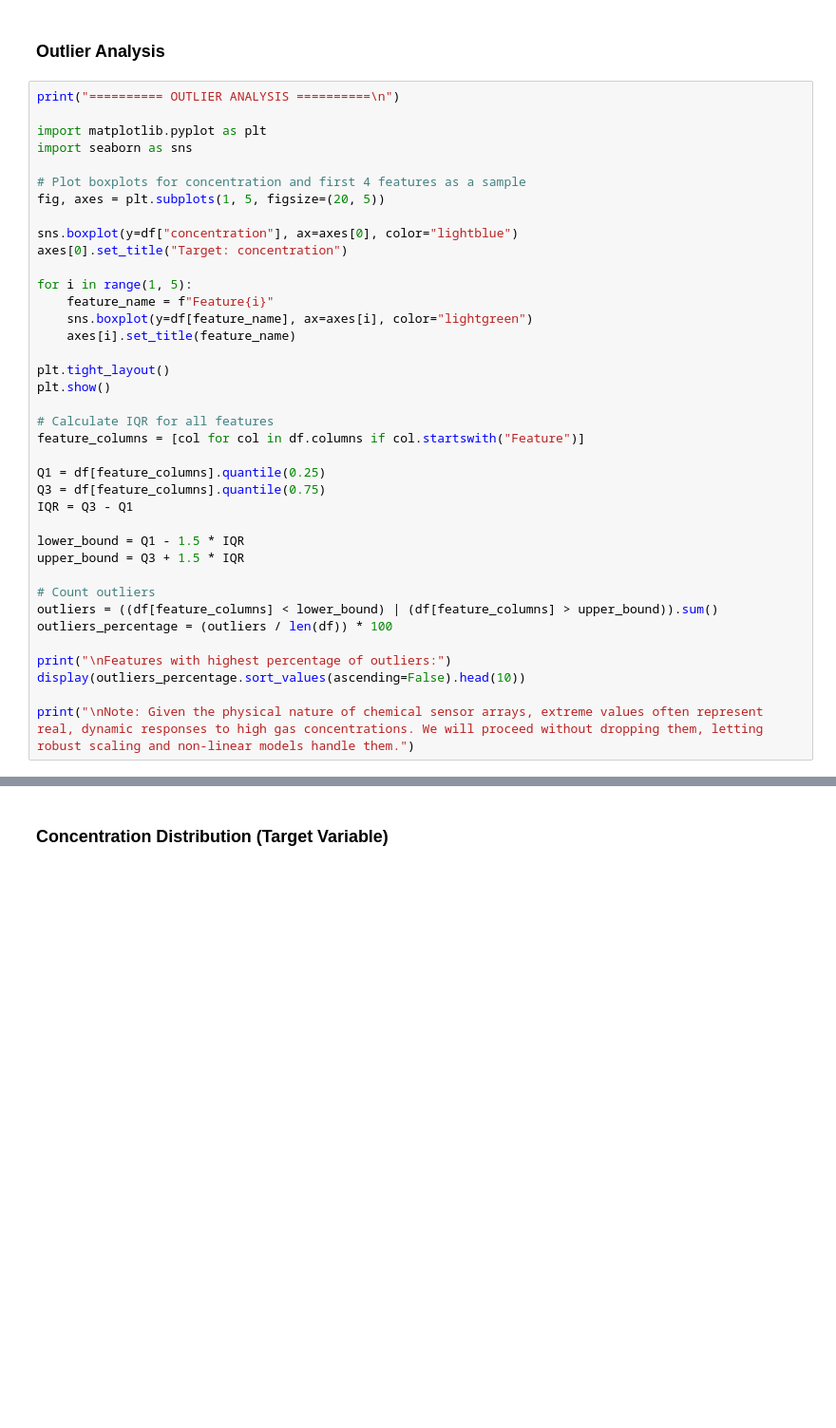
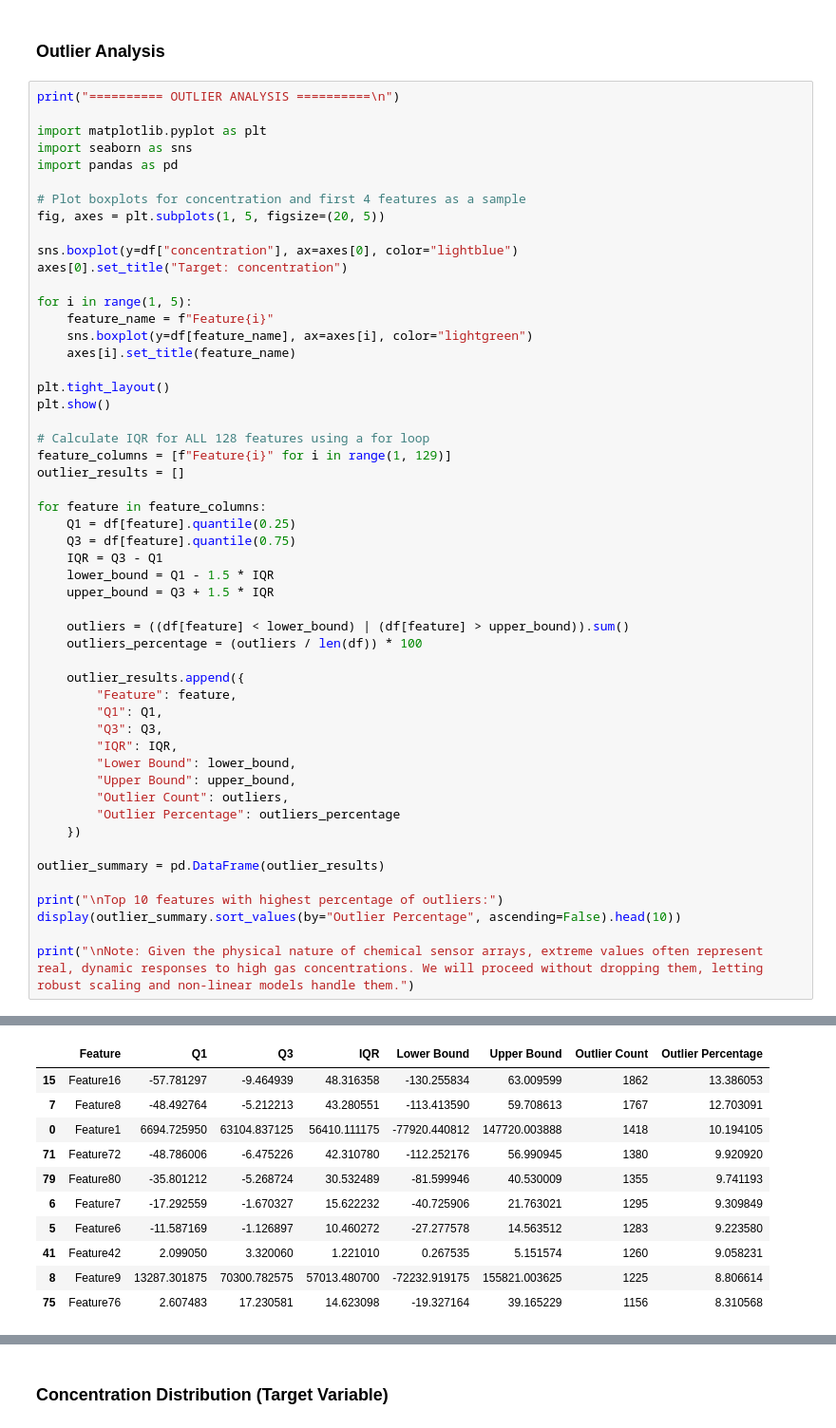
Before and after one commit to Viswesh-G/AutoML-_-Project, a Jupyter notebook: gas_sensor_ml_capstone/notebooks/regression.ipynb, the cells around one changed output, grey strips where cells are left out. Shown at 95% size. Drawn from its saved outputs; the diff is of its cells as text; blank space fills up the shorter version.

```diff
--- a/gas_sensor_ml_capstone/notebooks/regression.ipynb
+++ b/gas_sensor_ml_capstone/notebooks/regression.ipynb
@@ -182,6 +188,7 @@ print("========== OUTLIER ANALYSIS ==========\n")
 
 import matplotlib.pyplot as plt
 import seaborn as sns
+import pandas as pd
 
 # Plot boxplots for concentration and first 4 features as a sample
 fig, axes = plt.subplots(1, 5, figsize=(20, 5))
@@ -197,22 +204,35 @@ for i in range(1, 5):
 plt.tight_layout()
 plt.show()
 
-# Calculate IQR for all features
-feature_columns = [col for col in df.columns if col.startswith("Feature")]
+# Calculate IQR for ALL 128 features using a for loop
+feature_columns = [f"Feature{i}" for i in range(1, 129)]
+outlier_results = []
 
-Q1 = df[feature_columns].quantile(0.25)
-Q3 = df[feature_columns].quantile(0.75)
-IQR = Q3 - Q1
+for feature in feature_columns:
+    Q1 = df[feature].quantile(0.25)
+    Q3 = df[feature].quantile(0.75)
+    IQR = Q3 - Q1
+    lower_bound = Q1 - 1.5 * IQR
+    upper_bound = Q3 + 1.5 * IQR
 
-lower_bound = Q1 - 1.5 * IQR
-upper_bound = Q3 + 1.5 * IQR
+    outliers = ((df[feature] < lower_bound) | (df[feature] > upper_bound)).sum()
+    outliers_percentage = (outliers / len(df)) * 100
 
-# Count outliers
-outliers = ((df[feature_columns] < lower_bound) | (df[feature_columns] > upper_bound)).sum()
-outliers_percentage = (outliers / len(df)) * 100
+    outlier_results.append({
+        "Feature": feature,
+        "Q1": Q1,
+        "Q3": Q3,
+        "IQR": IQR,
+        "Lower Bound": lower_bound,
+        "Upper Bound": upper_bound,
+        "Outlier Count": outliers,
+        "Outlier Percentage": outliers_percentage
+    })
 
-print("\nFeatures with highest percentage of outliers:")
-display(outliers_percentage.sort_values(ascending=False).head(10))
+outlier_summary = pd.DataFrame(outlier_results)
+
+print("\nTop 10 features with highest percentage of outliers:")
+display(outlier_summary.sort_values(by="Outlier Percentage", ascending=False).head(10))
 
 print("\nNote: Given the physical nature of chemical sensor arrays, extreme values often represent real, dynamic responses to high gas concentrations. We will proceed without dropping them, letting robust scaling and non-linear models handle them.")
 # %% [output]
@@ -221,0 +242,11 @@ Features with highest percentage of outliers:
+|  | Feature | Q1 | Q3 | IQR | Lower Bound | Upper Bound | Outlier Count | Outlier Percentage |
+| 15 | Feature16 | -57.781297 | -9.464939 | 48.316358 | -130.255834 | 63.009599 | 1862 | 13.386053 |
+| 7 | Feature8 | -48.492764 | -5.212213 | 43.280551 | -113.413590 | 59.708613 | 1767 | 12.703091 |
+| 0 | Feature1 | 6694.725950 | 63104.837125 | 56410.111175 | -77920.440812 | 147720.003888 | 1418 | 10.194105 |
+| 71 | Feature72 | -48.786006 | -6.475226 | 42.310780 | -112.252176 | 56.990945 | 1380 | 9.920920 |
+| 79 | Feature80 | -35.801212 | -5.268724 | 30.532489 | -81.599946 | 40.530009 | 1355 | 9.741193 |
+| 6 | Feature7 | -17.292559 | -1.670327 | 15.622232 | -40.725906 | 21.763021 | 1295 | 9.309849 |
+| 5 | Feature6 | -11.587169 | -1.126897 | 10.460272 | -27.277578 | 14.563512 | 1283 | 9.223580 |
+| 41 | Feature42 | 2.099050 | 3.320060 | 1.221010 | 0.267535 | 5.151574 | 1260 | 9.058231 |
+| 8 | Feature9 | 13287.301875 | 70300.782575 | 57013.480700 | -72232.919175 | 155821.003625 | 1225 | 8.806614 |
+| 75 | Feature76 | 2.607483 | 17.230581 | 14.623098 | -19.327164 | 39.165229 | 1156 | 8.310568 |
```
Also changed, not shown: parts of 10 cells of this notebook.
